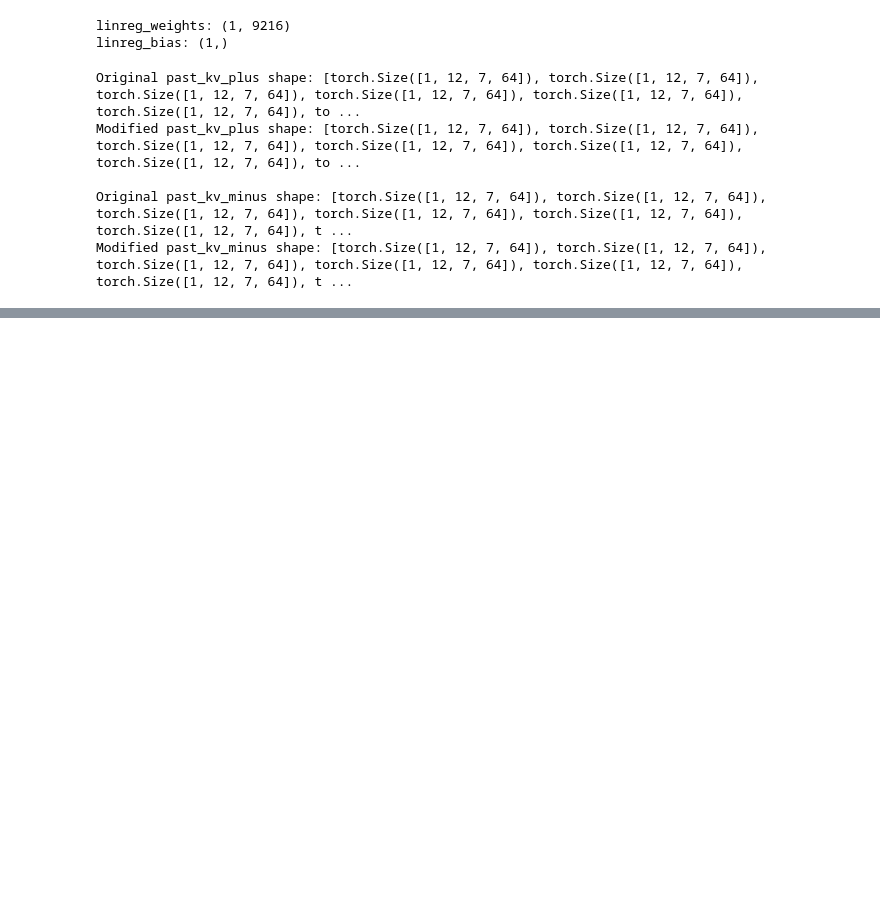
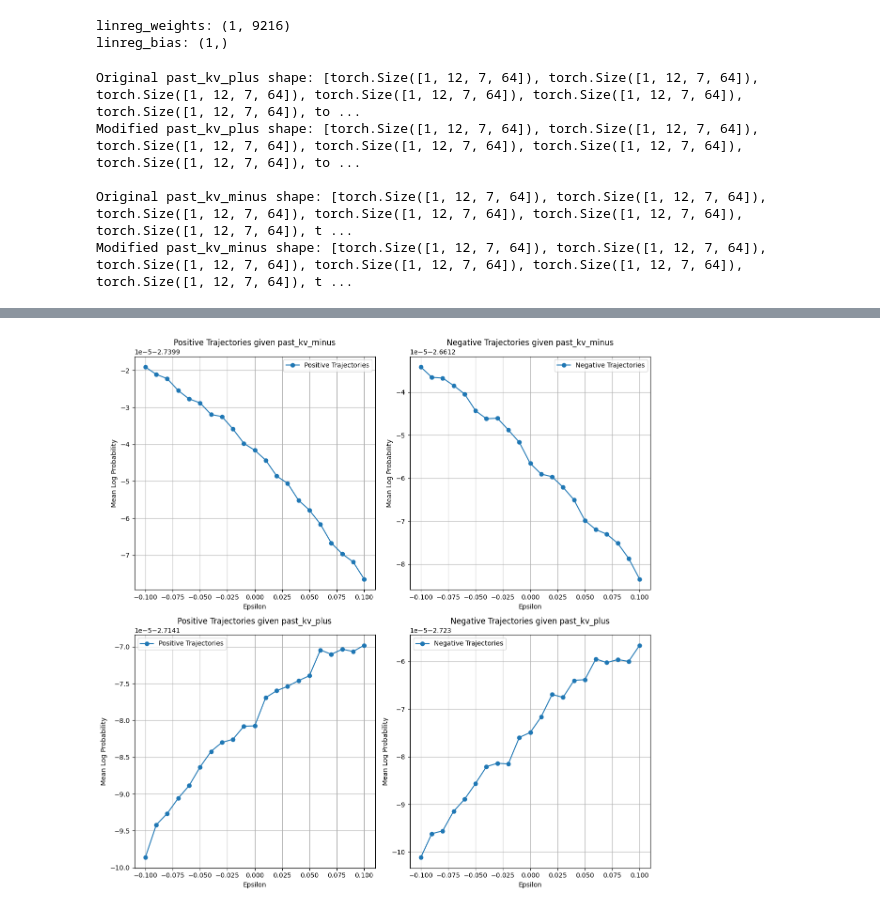
Before and after one commit to amanb2000/Emo_LLM, a Jupyter notebook: notebooks/Nudge_Trajectory_via_Activations.ipynb, the cells around one changed output, grey strips where cells are left out. Cells and saved outputs as stored; diff of their text form; code cells hidden in the pictures; blank space fills up the shorter version.

Commit message:
First result on distributional control with +epsilon w_v nudging

```diff
--- a/notebooks/Nudge_Trajectory_via_Activations.ipynb
+++ b/notebooks/Nudge_Trajectory_via_Activations.ipynb
@@ -447,14 +437,14 @@ def distance_between_past_kv(past_kv1, past_kv2):
 # Test the modify_past_kv function with decreasing epsilon values
 epsilon_values = [1.0, 0.5, 0.1, 0.01, 0.001]
 
-for epsilon in epsilon_values:
-    modified_past_kv_plus = modify_past_kv(past_kv_plus, epsilon, linreg_weights)
-    modified_past_kv_minus = modify_past_kv(past_kv_minus, epsilon, linreg_weights)
+# for epsilon in epsilon_values:
+#     modified_past_kv_plus = modify_past_kv(past_kv_plus, epsilon, linreg_weights)
+#     modified_past_kv_minus = modify_past_kv(past_kv_minus, epsilon, linreg_weights)
 
-    distance_plus = distance_between_past_kv(past_kv_plus, modified_past_kv_plus)
-    distance_minus = distance_between_past_kv(past_kv_minus, modified_past_kv_minus)
+#     distance_plus = distance_between_past_kv(past_kv_plus, modified_past_kv_plus)
+#     distance_minus = distance_between_past_kv(past_kv_minus, modified_past_kv_minus)
 
-    print(f"Epsilon: {epsilon}")
-    print(f"Distance between original and modified past_kv_plus: {distance_plus}")
-    print(f"Distance between original and modified past_kv_minus: {distance_minus}")
-    print()
+#     print(f"Epsilon: {epsilon}")
+#     print(f"Distance between original and modified past_kv_plus: {distance_plus}")
+#     print(f"Distance between original and modified past_kv_minus: {distance_minus}")
+#     print()
@@ -542,0 +487,40 @@ plt.show()
+# %%
+# Plot the mean probabilities as a function of epsilon
+plt.figure(figsize=(12, 12))
+
+plt.subplot(2, 2, 1)
+plt.plot(list(mean_probs_plus_given_minus.keys()), list(mean_probs_plus_given_minus.values()), marker='o', label='Positive Trajectories')
+plt.xlabel('Epsilon')
+plt.ylabel('Mean Log Probability')
+plt.title('Positive Trajectories given past_kv_minus')
+plt.legend()
+plt.grid(True)
+
+plt.subplot(2, 2, 2)
+plt.plot(list(mean_probs_minus_given_minus.keys()), list(mean_probs_minus_given_minus.values()), marker='o', label='Negative Trajectories')
+plt.xlabel('Epsilon')
+plt.ylabel('Mean Log Probability')
+plt.title('Negative Trajectories given past_kv_minus')
+plt.legend()
+plt.grid(True)
+
+plt.subplot(2, 2, 3)
+plt.plot(list(mean_probs_plus_given_plus.keys()), list(mean_probs_plus_given_plus.values()), marker='o', label='Positive Trajectories')
+plt.xlabel('Epsilon')
+plt.ylabel('Mean Log Probability')
+plt.title('Positive Trajectories given past_kv_plus')
+plt.legend()
+plt.grid(True)
+
+plt.subplot(2, 2, 4)
+plt.plot(list(mean_probs_minus_given_plus.keys()), list(mean_probs_minus_given_plus.values()), marker='o', label='Negative Trajectories')
+plt.xlabel('Epsilon')
+plt.ylabel('Mean Log Probability')
+plt.title('Negative Trajectories given past_kv_plus')
+plt.legend()
+plt.grid(True)
+
+plt.tight_layout()
+plt.show()
+# %% [output]
+[figure, added]
```
Also changed, not shown: parts of 13 cells of this notebook.
